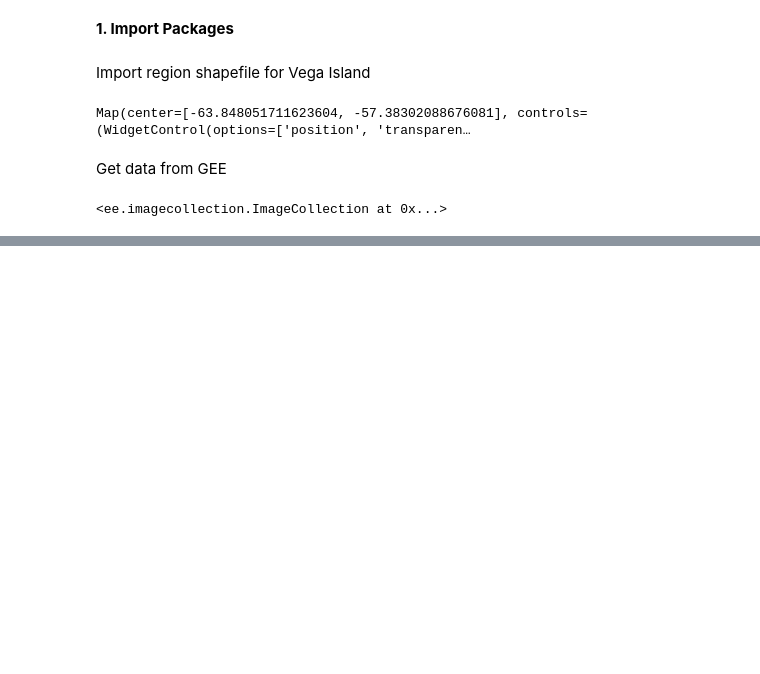
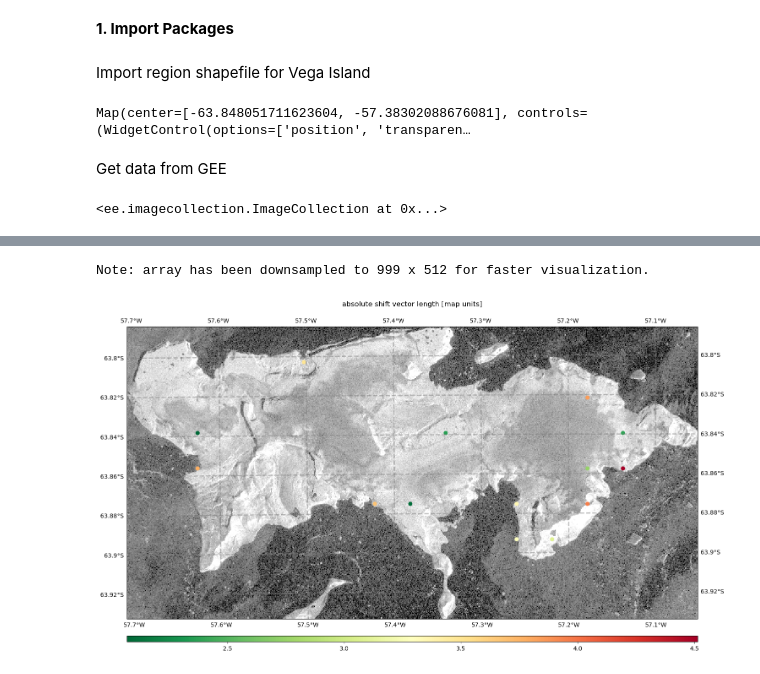
Before and after one commit to MoritzRath/geopy_final, a Jupyter notebook: Rath_geopy_final.ipynb, the cells around one changed output, grey strips where cells are left out. Cells and saved outputs as stored; diff of their text form; code cells hidden in the pictures; blank space fills up the shorter version.

Commit message:
Initialisation of fun-file & first coregistration wohoo

```diff
--- a/Rath_geopy_final.ipynb
+++ b/Rath_geopy_final.ipynb
@@ -70,0 +69,5 @@ for year in range(2019, 2025):
+# %%
+temp_dir = tempfile.mkdtemp()
+temp_img1_path = os.path.join(temp_dir, 'img1_consecutive.tif')
+temp_img2_path = os.path.join(temp_dir, 'img2_consecutive.tif')
+print(f"Exporting images to temporary directory: {temp_dir}")
@@ -70,0 +95,12 @@ for year in range(2019, 2025):
+# %%
+kwargs = {
+    'grid_res': 200,
+    'window_size': (256, 256),
+    'path_out': 'auto',
+    'projectDir': '',
+    'q' : False,
+}
+# %%
+print("\nProcessing with COREG_LOCAL...")
+coreg = COREG_LOCAL(temp_img2_path, temp_img1_path,**kwargs)
+coreg.correct_shifts()
@@ -70,0 +150,5 @@ for year in range(2019, 2025):
+# %%
+coreg.view_CoRegPoints(figsize=(15,15), backgroundIm='ref')
+# %% [output]
+Note: array has been downsampled to 999 x 512 for faster visualization.
+[figure, added]
```
Also changed, not shown: parts of 14 cells of this notebook, 1 other file.
